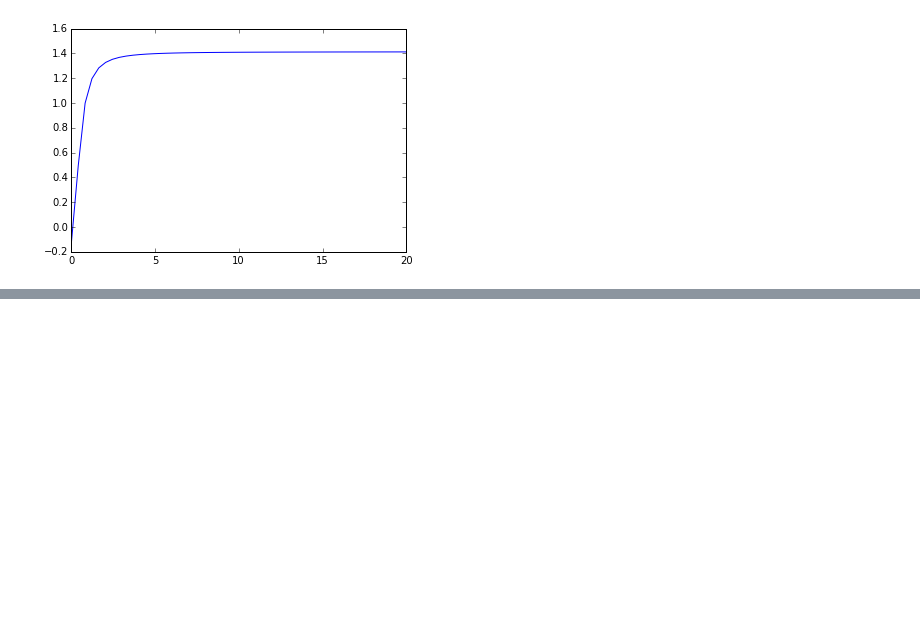
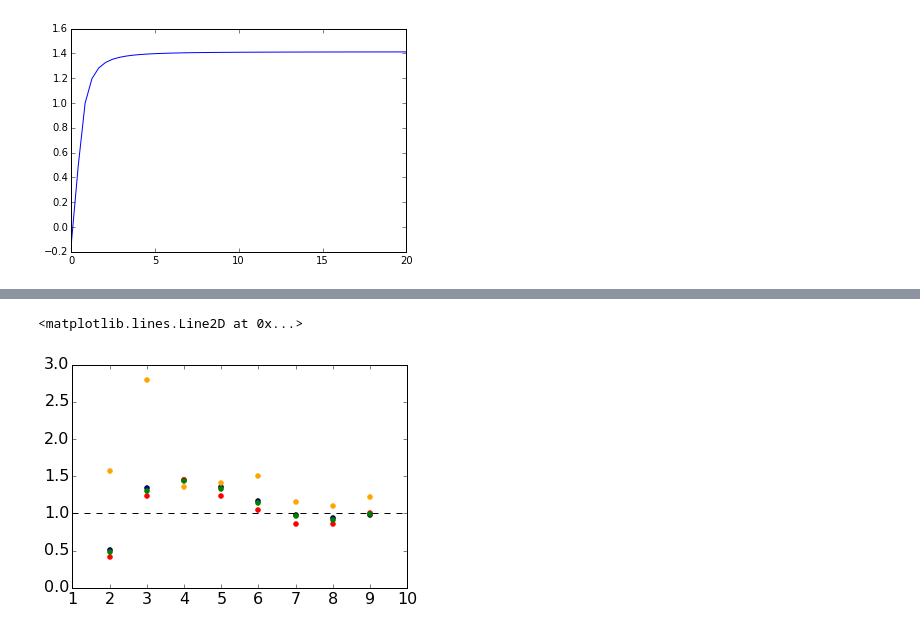
Before and after one commit to jedman/dedalus-leakylid, a Jupyter notebook: tau-comparison.ipynb, the cells around one changed output, grey strips where cells are left out. Drawn from its saved outputs; the diff is of its cells as text; code cells hidden in the pictures; blank space fills up the shorter version.

```diff
--- a/tau-comparison.ipynb
+++ b/tau-comparison.ipynb
@@ -32,0 +80,24 @@ plt.plot(m, tau_exact(m)/tau_off(m))
+# %%
+infile = open( "eps05.p", "rb" )
+archive_list05 = pickle.load(infile)
+infile = open( "eps1.p", "rb" )
+archive_list1 = pickle.load(infile)
+infile = open( "eps09.p", "rb" )
+archive_list09 = pickle.load(infile)
+infile = open( "eps1_m2.p", "rb" )
+archive_list1_m2 = pickle.load(infile)
+# %%
+for a in archive_list1:
+    plt.scatter(a['k'], a['tau']/a['tau_theory'])
+for a in archive_list05:
+    plt.scatter(a['k'], a['tau']/a['tau_theory'], color = 'red')
+for a in archive_list09:
+    plt.scatter(a['k'], a['tau']/a['tau_theory'], color = 'green')
+
+for a in archive_list1_m2:
+    plt.scatter(a['k'], a['tau']/a['tau_theory'], color = 'orange')
+
+plt.axhline(y = 1, xmin= 0, xmax = 1, color = 'black', ls = '--')
+# %% [output]
+<matplotlib.lines.Line2D at 0x...>
+[figure, added]
```
Also changed, not shown: parts of 9 cells of this notebook, 3 other files.
